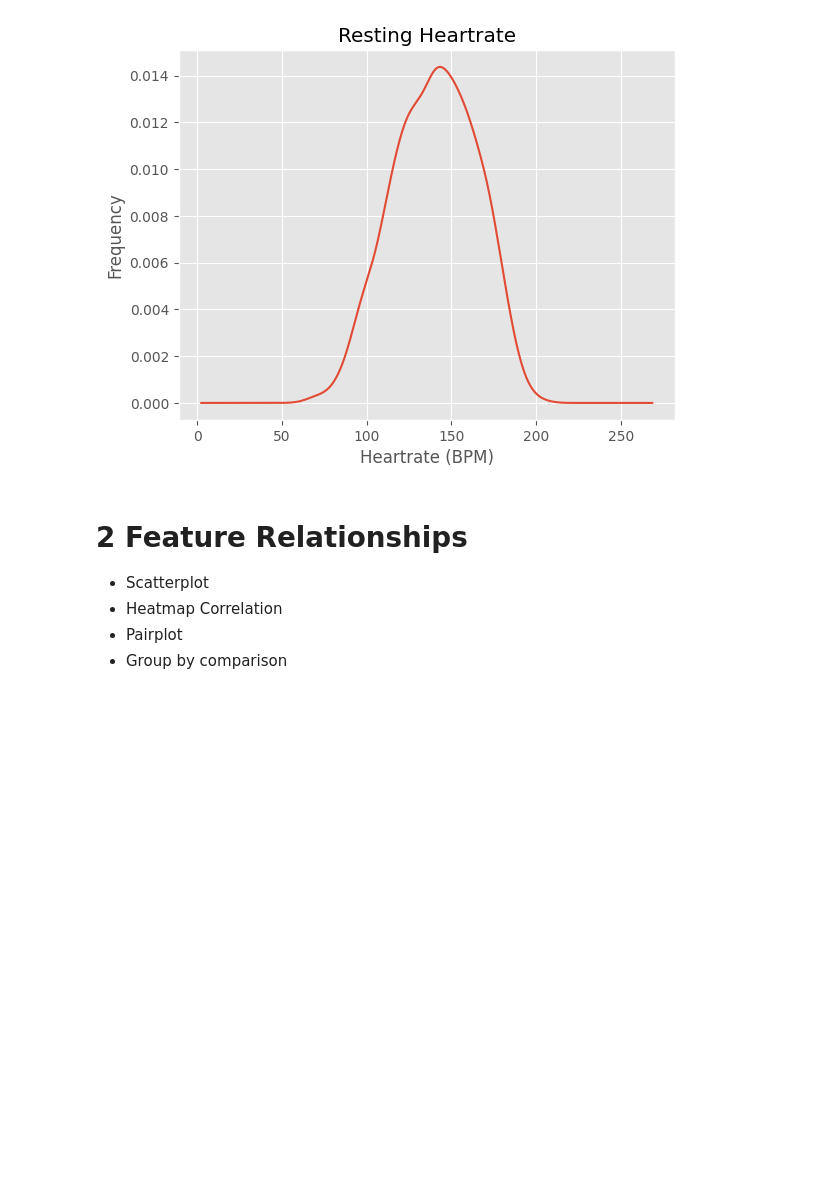
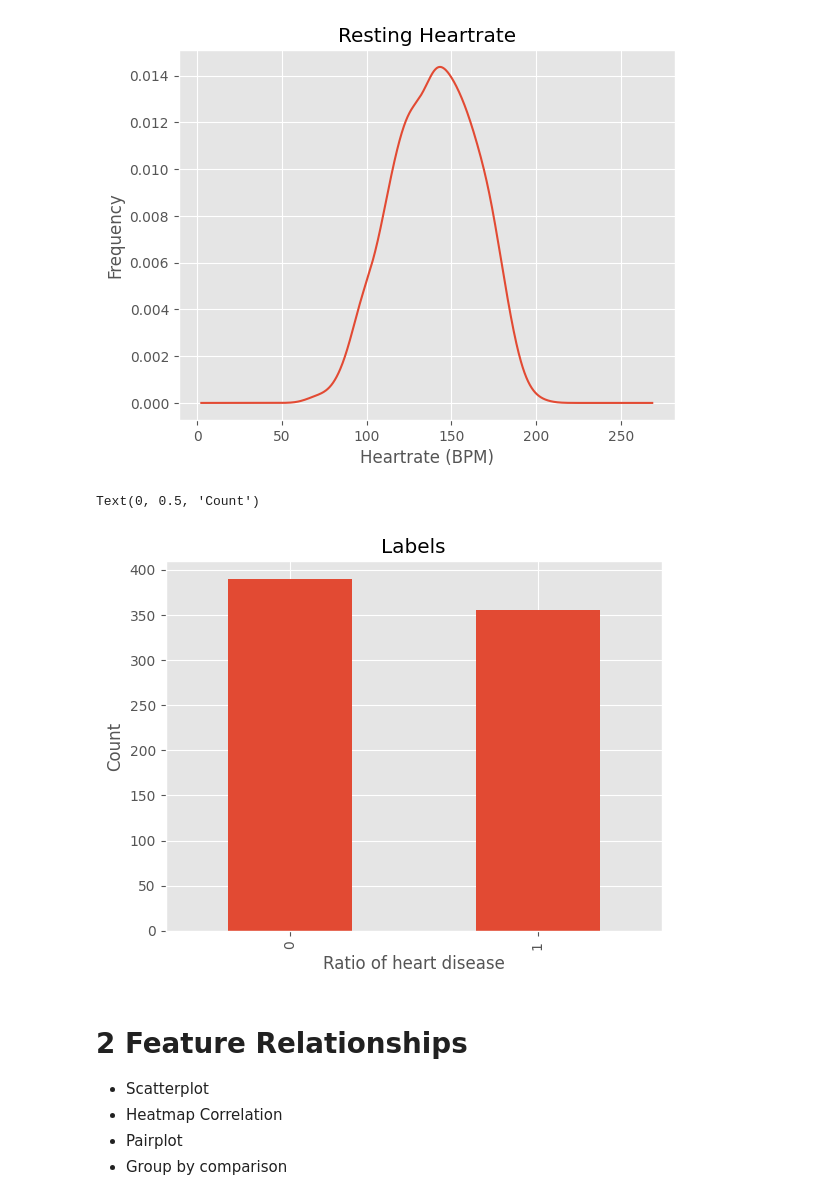
Before and after one commit to JVarback/HeartFailure-Predict, a Jupyter notebook: notebooks/eda.ipynb, the cells around one changed output. Cells and saved outputs as stored; diff of their text form; code cells hidden in the pictures; blank space fills up the shorter version.

```diff
--- a/notebooks/eda.ipynb
+++ b/notebooks/eda.ipynb
@@ -106,6 +106,13 @@ ax.set_ylabel('Frequency')
 # %% [output]
 Text(0, 0.5, 'Frequency')
 [figure]
+# %%
+ax = df['HeartDisease'].value_counts().head(2).plot(kind='bar', title='Labels')
+ax.set_xlabel('Ratio of heart disease')
+ax.set_ylabel('Count')
+# %% [output]
+Text(0, 0.5, 'Count')
+[figure, added]
 # %% [markdown]
 # 2 Feature Relationships
 * Scatterplot
```
Also changed, not shown: parts of 1 cell of this notebook, 2 other files.
